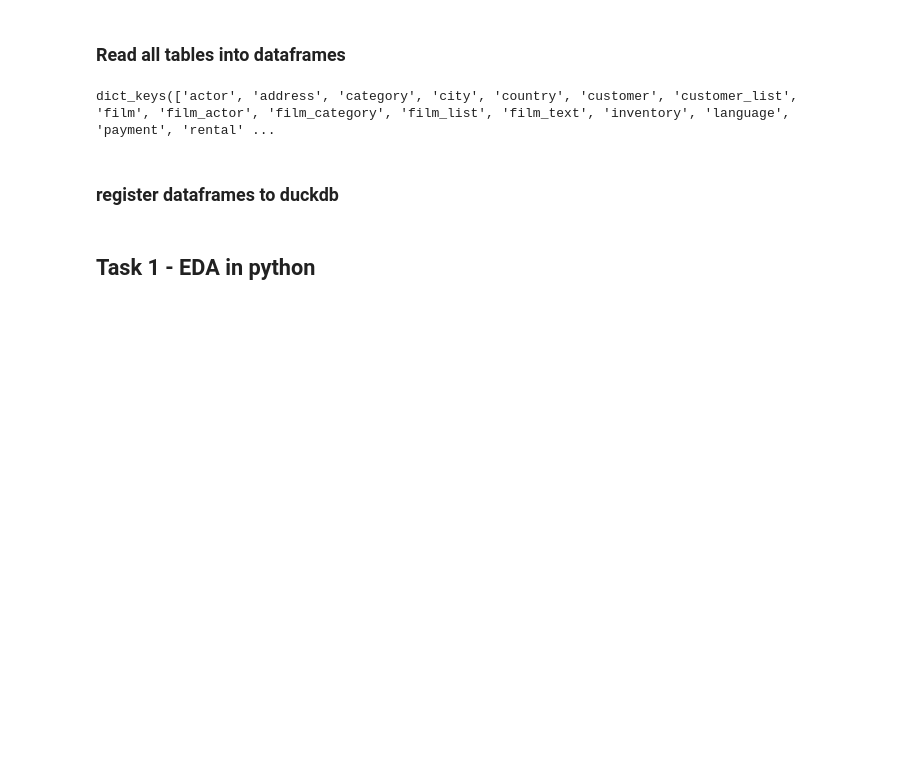
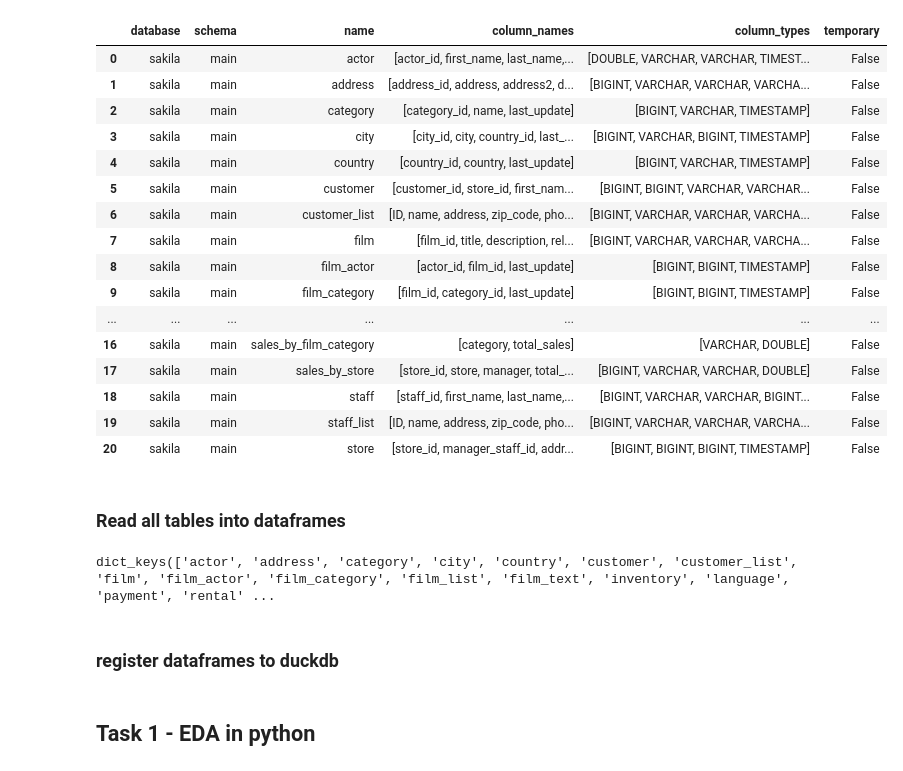
Before and after one commit to LisaYllander92/SQL_LAB_DE25_LisaYllander, a Jupyter notebook: data_analys.ipynb, the cells around one changed output. Saved outputs shown, nothing was run; the diff lists cells and outputs as text; code cells hidden in the pictures; blank space fills up the shorter version.

Commit message:
load_sakila_sqlite_duckdb update

```diff
--- a/data_analys.ipynb
+++ b/data_analys.ipynb
@@ -9,6 +9,26 @@ with duckdb.connect(duckdb_path) as conn, open("sql/load_sakila.sql") as ingest_
     conn.sql(ingest_script.read())
 
     description = conn.sql("DESC;").df()
+# %%
+description
+# %% [output]
+|  | database | schema | name | column_names | column_types | temporary |
+| 0 | sakila | main | actor | [actor_id, first_name, last_name,... | [DOUBLE, VARCHAR, VARCHAR, TIMEST... | False |
+| 1 | sakila | main | address | [address_id, address, address2, d... | [BIGINT, VARCHAR, VARCHAR, VARCHA... | False |
+| 2 | sakila | main | category | [category_id, name, last_update] | [BIGINT, VARCHAR, TIMESTAMP] | False |
+| 3 | sakila | main | city | [city_id, city, country_id, last_... | [BIGINT, VARCHAR, BIGINT, TIMESTAMP] | False |
+| 4 | sakila | main | country | [country_id, country, last_update] | [BIGINT, VARCHAR, TIMESTAMP] | False |
+| 5 | sakila | main | customer | [customer_id, store_id, first_nam... | [BIGINT, BIGINT, VARCHAR, VARCHAR... | False |
+| 6 | sakila | main | customer_list | [ID, name, address, zip_code, pho... | [BIGINT, VARCHAR, VARCHAR, VARCHA... | False |
+| 7 | sakila | main | film | [film_id, title, description, rel... | [BIGINT, VARCHAR, VARCHAR, VARCHA... | False |
+| 8 | sakila | main | film_actor | [actor_id, film_id, last_update] | [BIGINT, BIGINT, TIMESTAMP] | False |
+| 9 | sakila | main | film_category | [film_id, category_id, last_update] | [BIGINT, BIGINT, TIMESTAMP] | False |
+| ... | ... | ... | ... | ... | ... | ... |
+| 16 | sakila | main | sales_by_film_category | [category, total_sales] | [VARCHAR, DOUBLE] | False |
+| 17 | sakila | main | sales_by_store | [store_id, store, manager, total_... | [BIGINT, VARCHAR, VARCHAR, DOUBLE] | False |
+| 18 | sakila | main | staff | [staff_id, first_name, last_name,... | [BIGINT, VARCHAR, VARCHAR, BIGINT... | False |
+| 19 | sakila | main | staff_list | [ID, name, address, zip_code, pho... | [BIGINT, VARCHAR, VARCHAR, VARCHA... | False |
+| 20 | sakila | main | store | [store_id, manager_staff_id, addr... | [BIGINT, BIGINT, BIGINT, TIMESTAMP] | False |
 # %% [markdown]
 ### Read all tables into dataframes
 # %%
```
Also changed, not shown: parts of 2 cells of this notebook, 3 other files.
